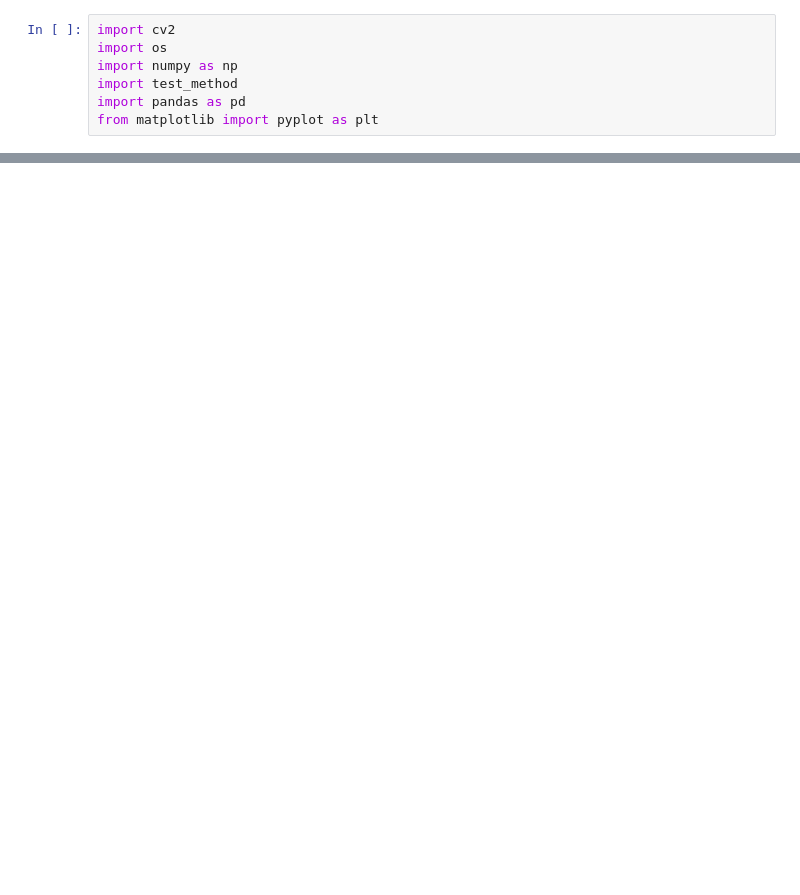
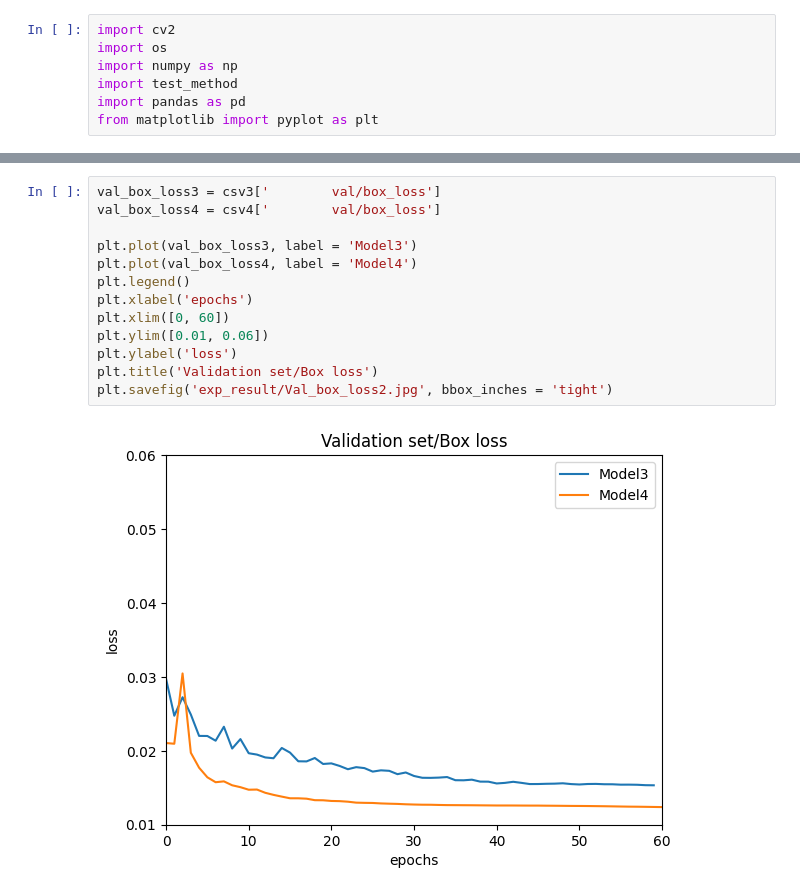
Before and after one commit to Playdata-G-DA35/DA35-final-team2-Item_Classification_RPA, a Jupyter notebook: Obj_detection_model/make_graph.ipynb, the cells around one changed output, grey strips where cells are left out. Drawn from its saved outputs; the diff is of its cells as text; blank space fills up the shorter version.

```diff
--- a/Obj_detection_model/make_graph.ipynb
+++ b/Obj_detection_model/make_graph.ipynb
@@ -75,0 +96,15 @@ plt.savefig('exp_result/Val_cls_loss.jpg', bbox_inches = 'tight')
+# %%
+val_box_loss3 = csv3['        val/box_loss']
+val_box_loss4 = csv4['        val/box_loss']
+
+plt.plot(val_box_loss3, label = 'Model3')
+plt.plot(val_box_loss4, label = 'Model4')
+plt.legend()
+plt.xlabel('epochs')
+plt.xlim([0, 60])
+plt.ylim([0.01, 0.06])
+plt.ylabel('loss')
+plt.title('Validation set/Box loss')
+plt.savefig('exp_result/Val_box_loss2.jpg', bbox_inches = 'tight')
+# %% [output]
+[figure, added]
```
Also changed, not shown: parts of 8 cells of this notebook, 46 other files.
